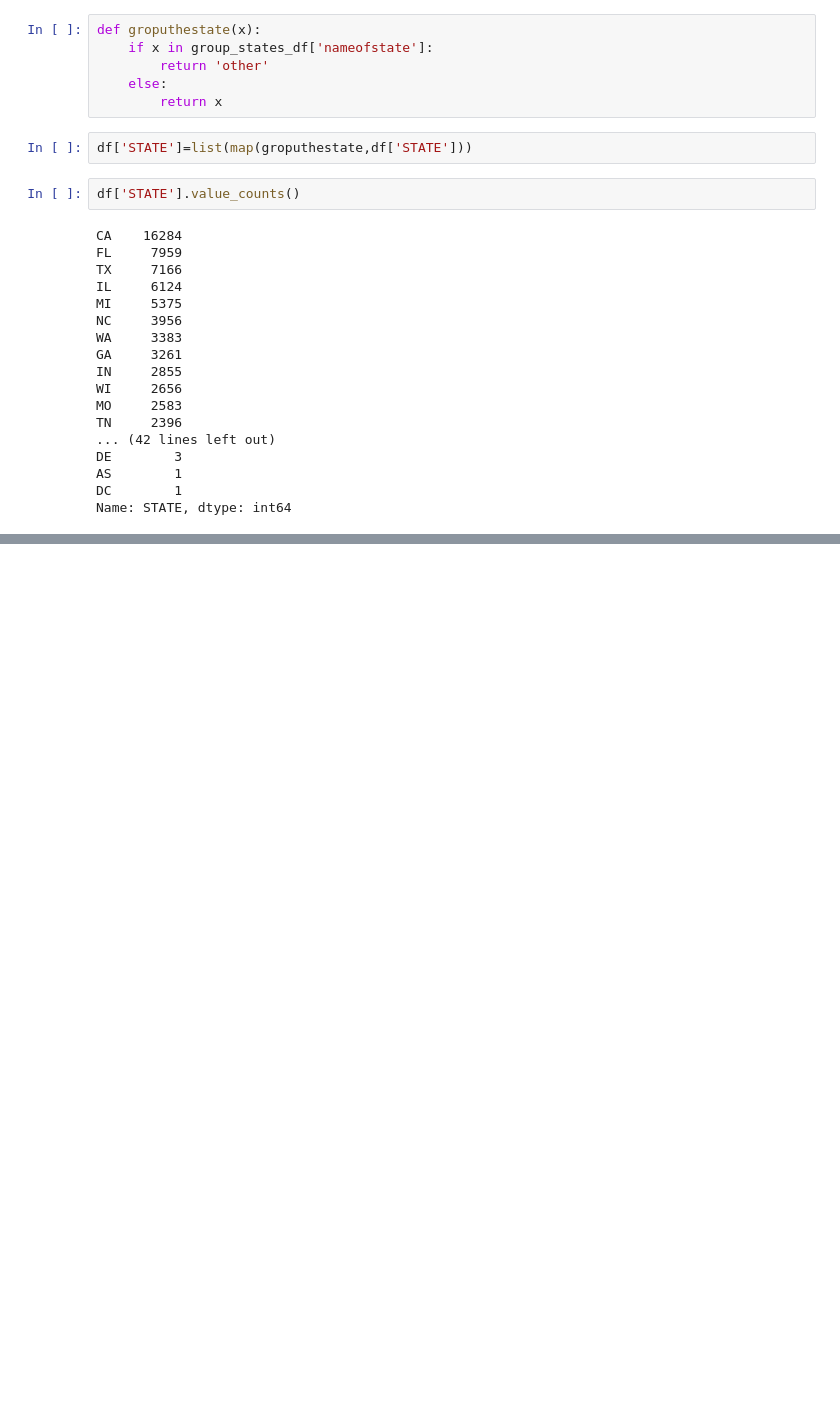
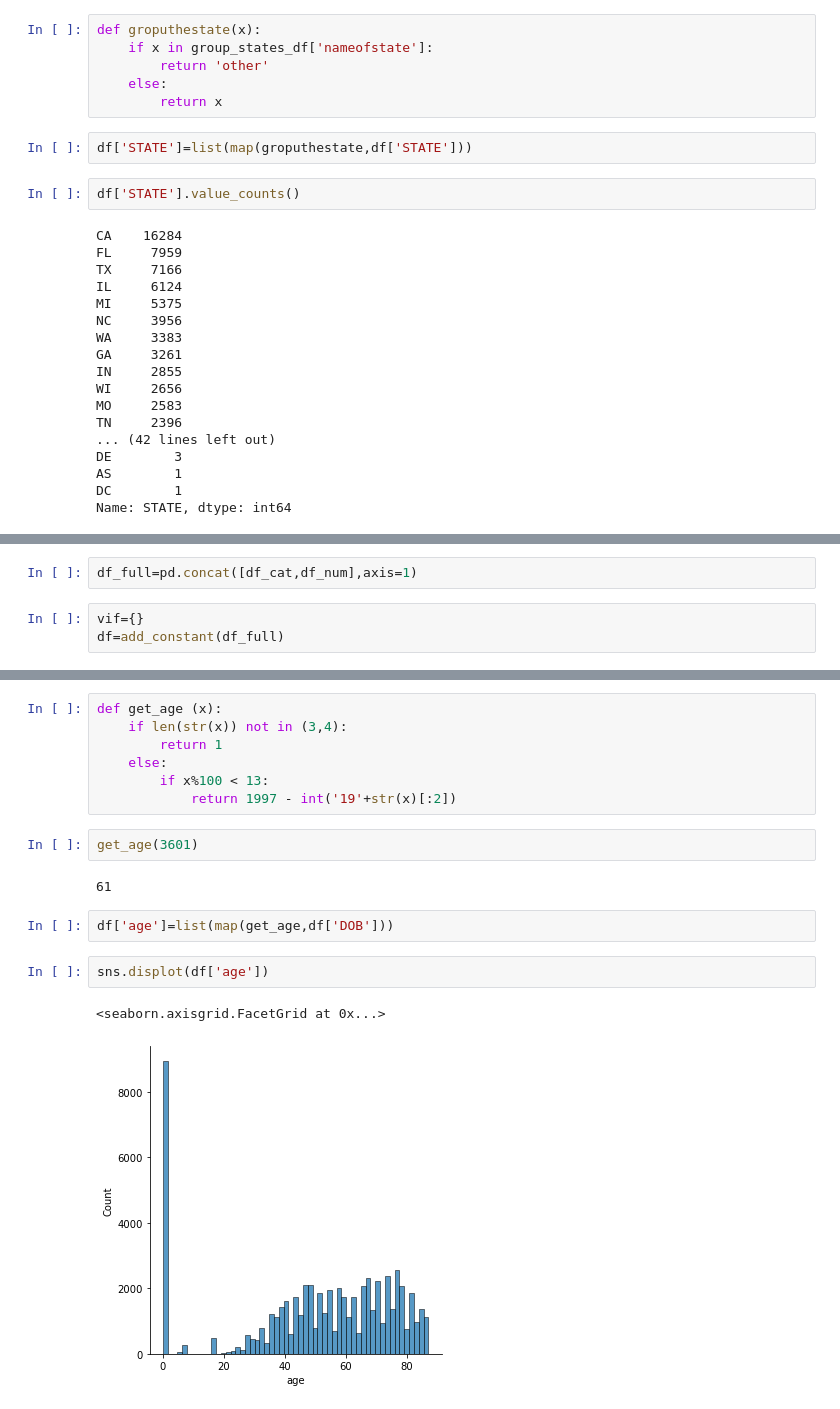
Before and after one commit to SergiGuasch/sergiguasch, a Jupyter notebook: lessons/unit4/DAY3/unit4_edawithmethods.ipynb, the cells around one changed output, grey strips where cells are left out. Cells and saved outputs as stored; diff of their text form; blank space fills up the shorter version.

```diff
--- a/lessons/unit4/DAY3/unit4_edawithmethods.ipynb
+++ b/lessons/unit4/DAY3/unit4_edawithmethods.ipynb
@@ -336,0 +376,5 @@ Name: STATE, dtype: int64
+# %%
+df_full=pd.concat([df_cat,df_num],axis=1)
+# %%
+vif={}
+df=add_constant(df_full)
@@ -336,0 +474,18 @@ Name: STATE, dtype: int64
+# %%
+def get_age (x):
+    if len(str(x)) not in (3,4):
+        return 1
+    else:
+        if x%100 < 13:
+            return 1997 - int('19'+str(x)[:2])
+# %%
+get_age(3601)
+# %% [output]
+61
+# %%
+df['age']=list(map(get_age,df['DOB']))
+# %%
+sns.displot(df['age'])
+# %% [output]
+<seaborn.axisgrid.FacetGrid at 0x...>
+[figure, added]
```
Also changed, not shown: parts of 20 cells of this notebook, 5 other files.
